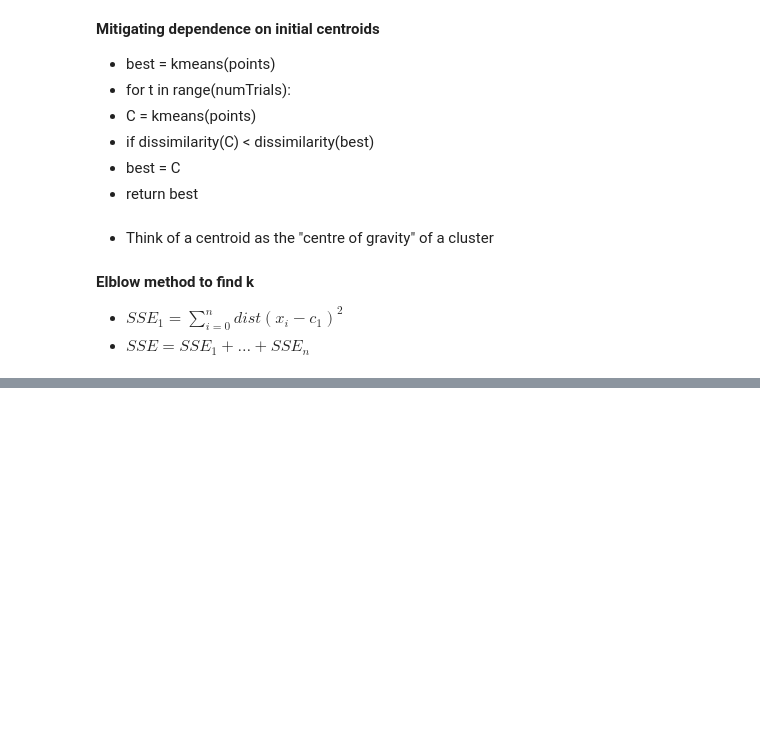
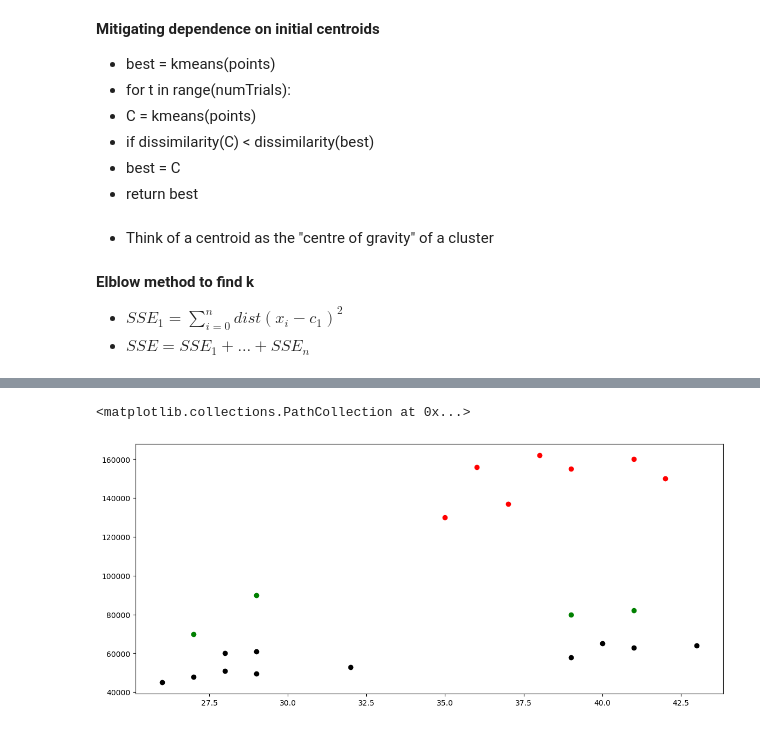
Before and after one commit to johnloane/sd4_dav_24, a Jupyter notebook: clustering_early.ipynb, the cells around one changed output, grey strips where cells are left out. Saved outputs shown, nothing was run; the diff lists cells and outputs as text; code cells hidden in the pictures; blank space fills up the shorter version.

```diff
--- a/clustering_early.ipynb
+++ b/clustering_early.ipynb
@@ -390,0 +412,2 @@ sb.boxplot(x="cluster", y="fico", data=without_outliers)
+# %%
+km = KMeans(n_clusters=3, n_init='auto')
@@ -390,0 +423,3 @@ sb.boxplot(x="cluster", y="fico", data=without_outliers)
+# %%
+df['cluster'] = y_predicted
+df.head()
@@ -390,0 +433,10 @@ sb.boxplot(x="cluster", y="fico", data=without_outliers)
+# %%
+df1 = df[df.cluster ==0]
+df2 = df[df.cluster ==1]
+df3 = df[df.cluster ==2]
+plt.scatter(df1.Age, df1['Income'], color='green')
+plt.scatter(df2.Age, df2['Income'], color='red')
+plt.scatter(df3.Age, df3['Income'], color='black')
+# %% [output]
+<matplotlib.collections.PathCollection at 0x...>
+[figure, added]
```
Also changed, not shown: parts of 7 cells of this notebook, 1 other file.
